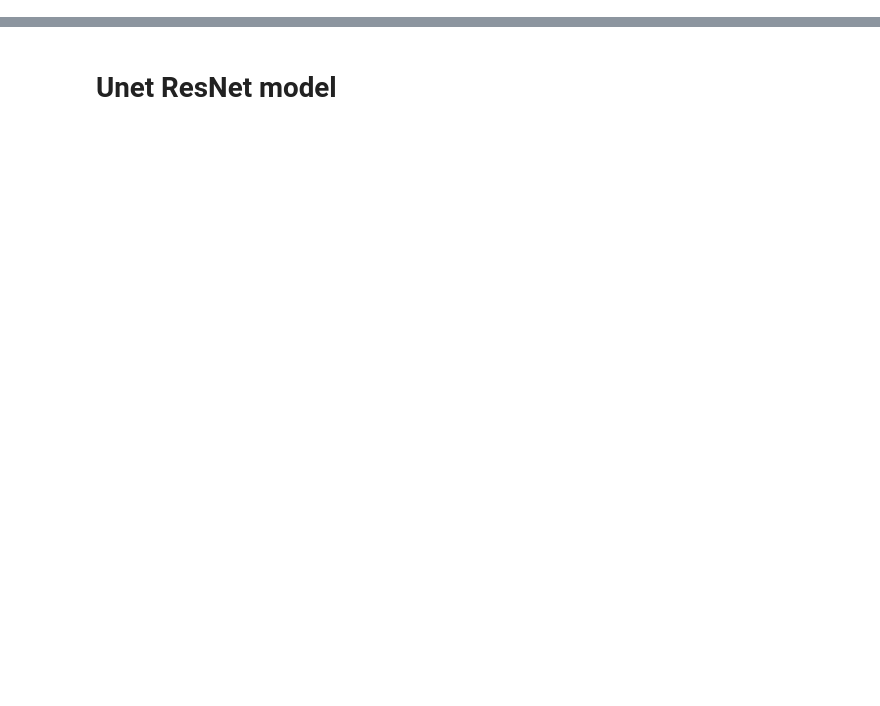
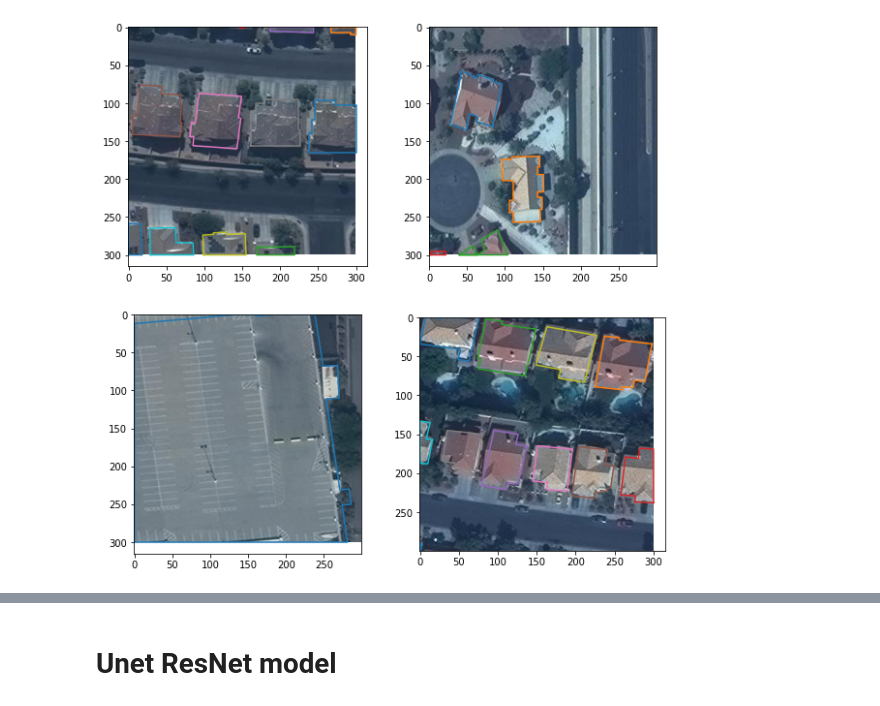
Before and after one commit to nullptr-code/CS437_Project, a Jupyter notebook: building_segmentation.ipynb, the cells around one changed output, grey strips where cells are left out. Cells and saved outputs as stored; diff of their text form; code cells hidden in the pictures; blank space fills up the shorter version.

```diff
--- a/building_segmentation.ipynb
+++ b/building_segmentation.ipynb
@@ -6,0 +33,3 @@ import torchvision
+# %%
+annotation_df = pd.DataFrame(annotation_data["annotations"])
+annotation_df.sample(3)
@@ -6,0 +41,7 @@ import torchvision
+# %%
+full_df = pd.merge(
+    annotation_df, image_df, how="left", left_on="image_id", right_on="id"
+).dropna()
+print(image_df.shape[0], "+", annotation_df.shape[0], "->", full_df.shape[0])
+
+full_df.sample(2)
@@ -6,0 +53,11 @@ import torchvision
+# %%
+fig, m_axs = plt.subplots(2, 2, figsize=(10, 10))
+
+for ax, (id, df) in zip(m_axs.flatten(), full_df.groupby("image_id")):
+    img_data = imread(os.path.join(IMAGE_PATH, df["file_name"].values[0]))
+    ax.imshow(img_data)
+    for _, row in df.iterrows():
+        xy_vec = np.array(row["segmentation"]).reshape((-1, 2))
+        ax.plot(xy_vec[:, 0], xy_vec[:, 1], label=df["id_x"])
+# %% [output]
+[figure, added]
```
Also changed, not shown: parts of 11 cells of this notebook.
